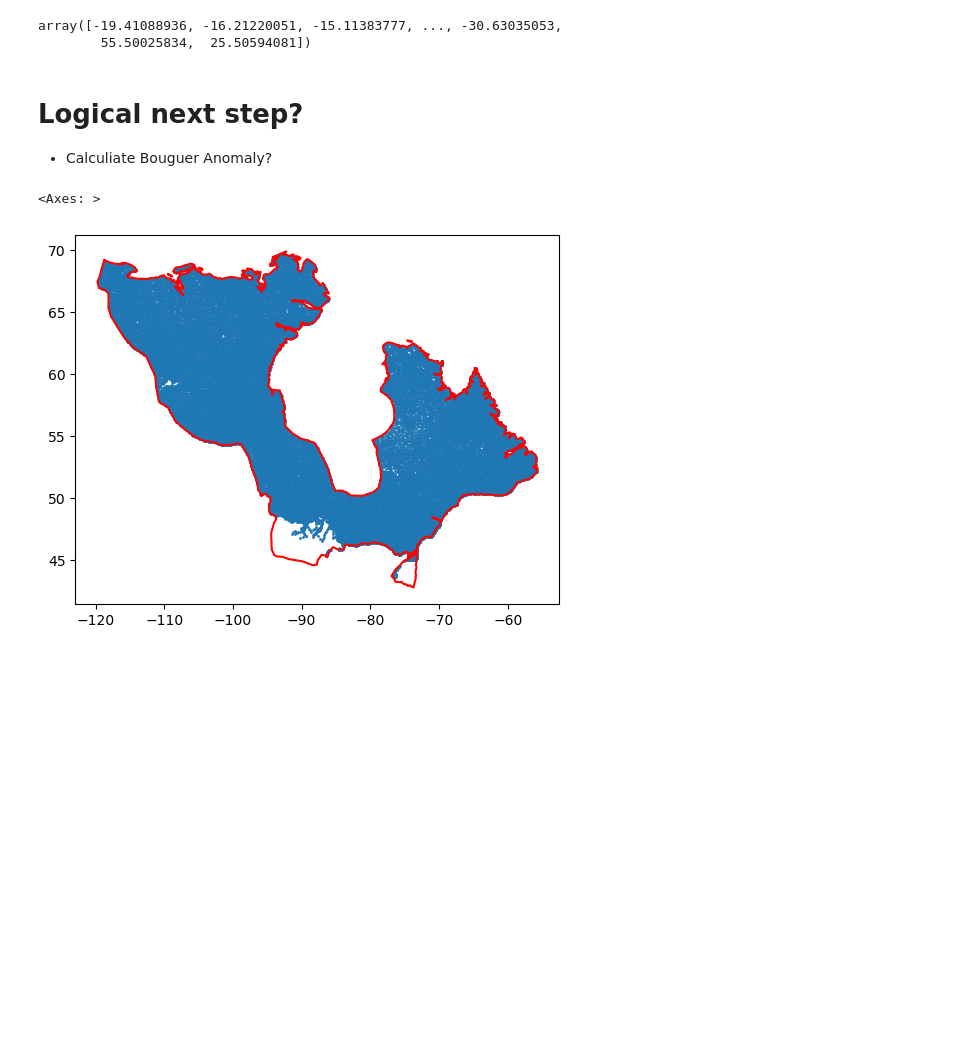
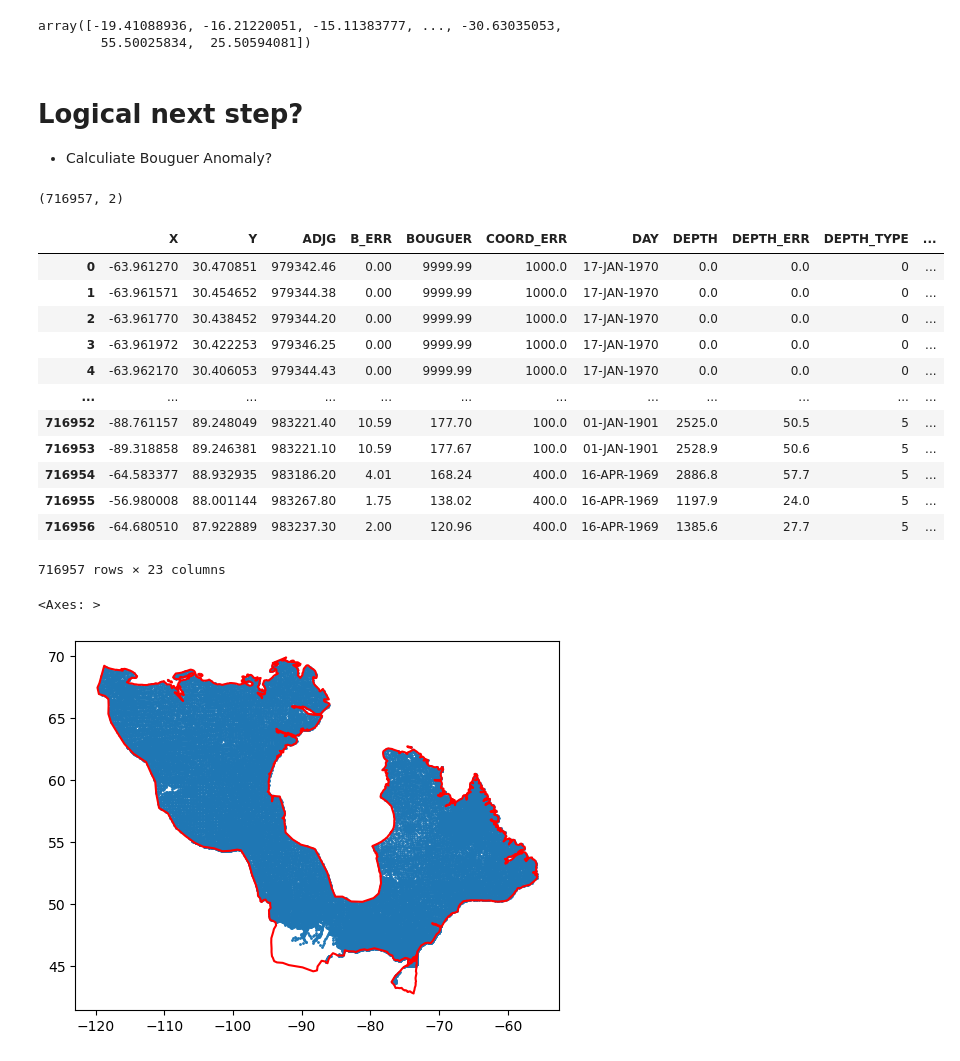
Before and after one commit to ginabilic/geol_4330_canada_wide_gravity, a Jupyter notebook: notebooks/load_gravity_data.ipynb, the cells around one changed output. Cells and saved outputs as stored; diff of their text form; code cells hidden in the pictures; blank space fills up the shorter version.

```diff
--- a/notebooks/load_gravity_data.ipynb
+++ b/notebooks/load_gravity_data.ipynb
@@ -165,3 +172,23 @@ array([-19.41088936, -16.21220051, -15.11383777, ..., -30.63035053,
 - Calculiate Bouguer Anomaly?
 # %%
 # !pip install verde
+# %%
+xy.shape
+# %% [output]
+(716957, 2)
+# %%
+df
+# %% [output]
+|  | X | Y | ADJG | B_ERR | BOUGUER | COORD_ERR | DAY | DEPTH | DEPTH_ERR | DEPTH_TYPE | ... |
+| 0 | -63.961270 | 30.470851 | 979342.46 | 0.00 | 9999.99 | 1000.0 | 17-JAN-1970 | 0.0 | 0.0 | 0 | ... |
+| 1 | -63.961571 | 30.454652 | 979344.38 | 0.00 | 9999.99 | 1000.0 | 17-JAN-1970 | 0.0 | 0.0 | 0 | ... |
+| 2 | -63.961770 | 30.438452 | 979344.20 | 0.00 | 9999.99 | 1000.0 | 17-JAN-1970 | 0.0 | 0.0 | 0 | ... |
+| 3 | -63.961972 | 30.422253 | 979346.25 | 0.00 | 9999.99 | 1000.0 | 17-JAN-1970 | 0.0 | 0.0 | 0 | ... |
+| 4 | -63.962170 | 30.406053 | 979344.43 | 0.00 | 9999.99 | 1000.0 | 17-JAN-1970 | 0.0 | 0.0 | 0 | ... |
+| ... | ... | ... | ... | ... | ... | ... | ... | ... | ... | ... | ... |
+| 716952 | -88.761157 | 89.248049 | 983221.40 | 10.59 | 177.70 | 100.0 | 01-JAN-1901 | 2525.0 | 50.5 | 5 | ... |
+| 716953 | -89.318858 | 89.246381 | 983221.10 | 10.59 | 177.67 | 100.0 | 01-JAN-1901 | 2528.9 | 50.6 | 5 | ... |
+| 716954 | -64.583377 | 88.932935 | 983186.20 | 4.01 | 168.24 | 400.0 | 16-APR-1969 | 2886.8 | 57.7 | 5 | ... |
+| 716955 | -56.980008 | 88.001144 | 983267.80 | 1.75 | 138.02 | 400.0 | 16-APR-1969 | 1197.9 | 24.0 | 5 | ... |
+| 716956 | -64.680510 | 87.922889 | 983237.30 | 2.00 | 120.96 | 400.0 | 16-APR-1969 | 1385.6 | 27.7 | 5 | ... |
+716957 rows × 23 columns
```
Also changed, not shown: parts of 7 cells of this notebook.
